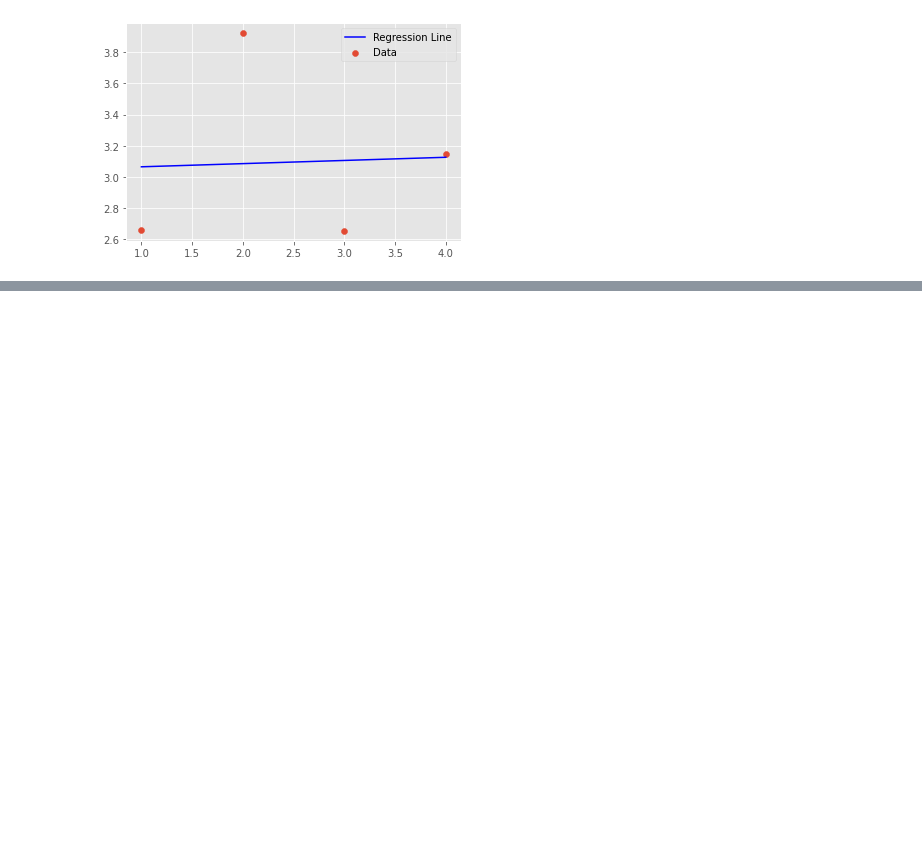
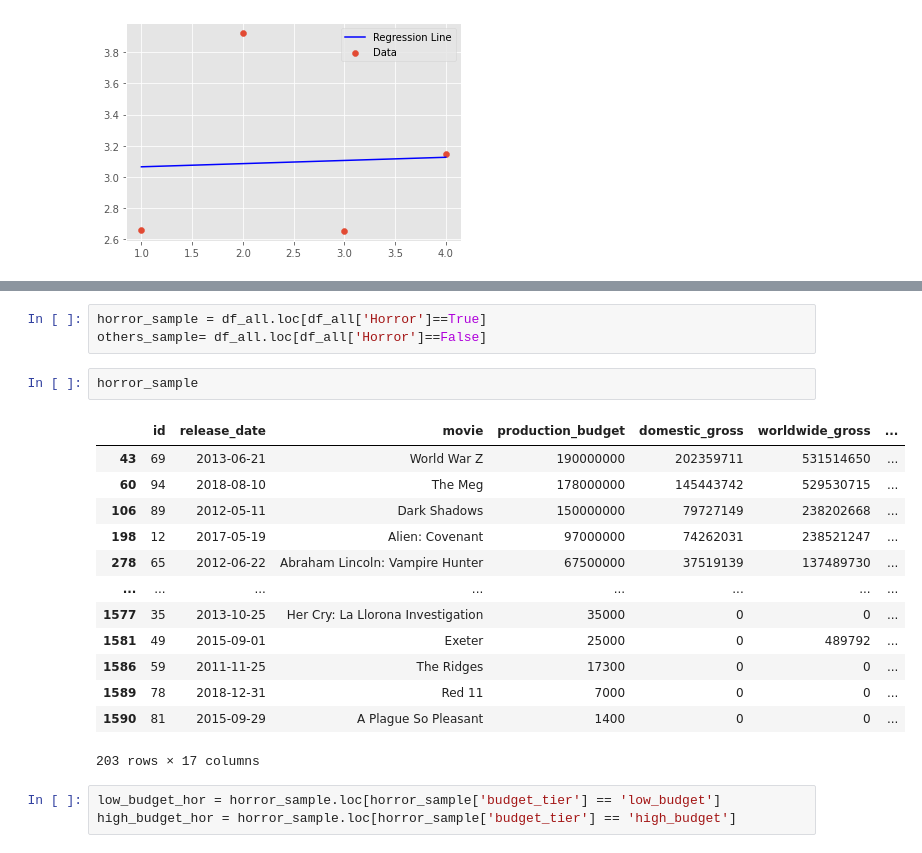
Before and after one commit to LydiaCuffman/film-investment-project, a Jupyter notebook: JF_Working_2.ipynb, the cells around one changed output, grey strips where cells are left out. Drawn from its saved outputs; the diff is of its cells as text; blank space fills up the shorter version.

```diff
--- a/JF_Working_2.ipynb
+++ b/JF_Working_2.ipynb
@@ -345,0 +473,22 @@ best_fit(roi_means_df['Tiers'], roi_means_df['ROI_Mean'])
+# %%
+horror_sample = df_all.loc[df_all['Horror']==True]
+others_sample= df_all.loc[df_all['Horror']==False]
+# %%
+horror_sample
+# %% [output]
+|  | id | release_date | movie | production_budget | domestic_gross | worldwide_gross | ... |
+| 43 | 69 | 2013-06-21 | World War Z | 190000000 | 202359711 | 531514650 | ... |
+| 60 | 94 | 2018-08-10 | The Meg | 178000000 | 145443742 | 529530715 | ... |
+| 106 | 89 | 2012-05-11 | Dark Shadows | 150000000 | 79727149 | 238202668 | ... |
+| 198 | 12 | 2017-05-19 | Alien: Covenant | 97000000 | 74262031 | 238521247 | ... |
+| 278 | 65 | 2012-06-22 | Abraham Lincoln: Vampire Hunter | 67500000 | 37519139 | 137489730 | ... |
+| ... | ... | ... | ... | ... | ... | ... | ... |
+| 1577 | 35 | 2013-10-25 | Her Cry: La Llorona Investigation | 35000 | 0 | 0 | ... |
+| 1581 | 49 | 2015-09-01 | Exeter | 25000 | 0 | 489792 | ... |
+| 1586 | 59 | 2011-11-25 | The Ridges | 17300 | 0 | 0 | ... |
+| 1589 | 78 | 2018-12-31 | Red 11 | 7000 | 0 | 0 | ... |
+| 1590 | 81 | 2015-09-29 | A Plague So Pleasant | 1400 | 0 | 0 | ... |
+203 rows × 17 columns
+# %%
+low_budget_hor = horror_sample.loc[horror_sample['budget_tier'] == 'low_budget']
+high_budget_hor = horror_sample.loc[horror_sample['budget_tier'] == 'high_budget']
```
Also changed, not shown: parts of 30 cells of this notebook.
